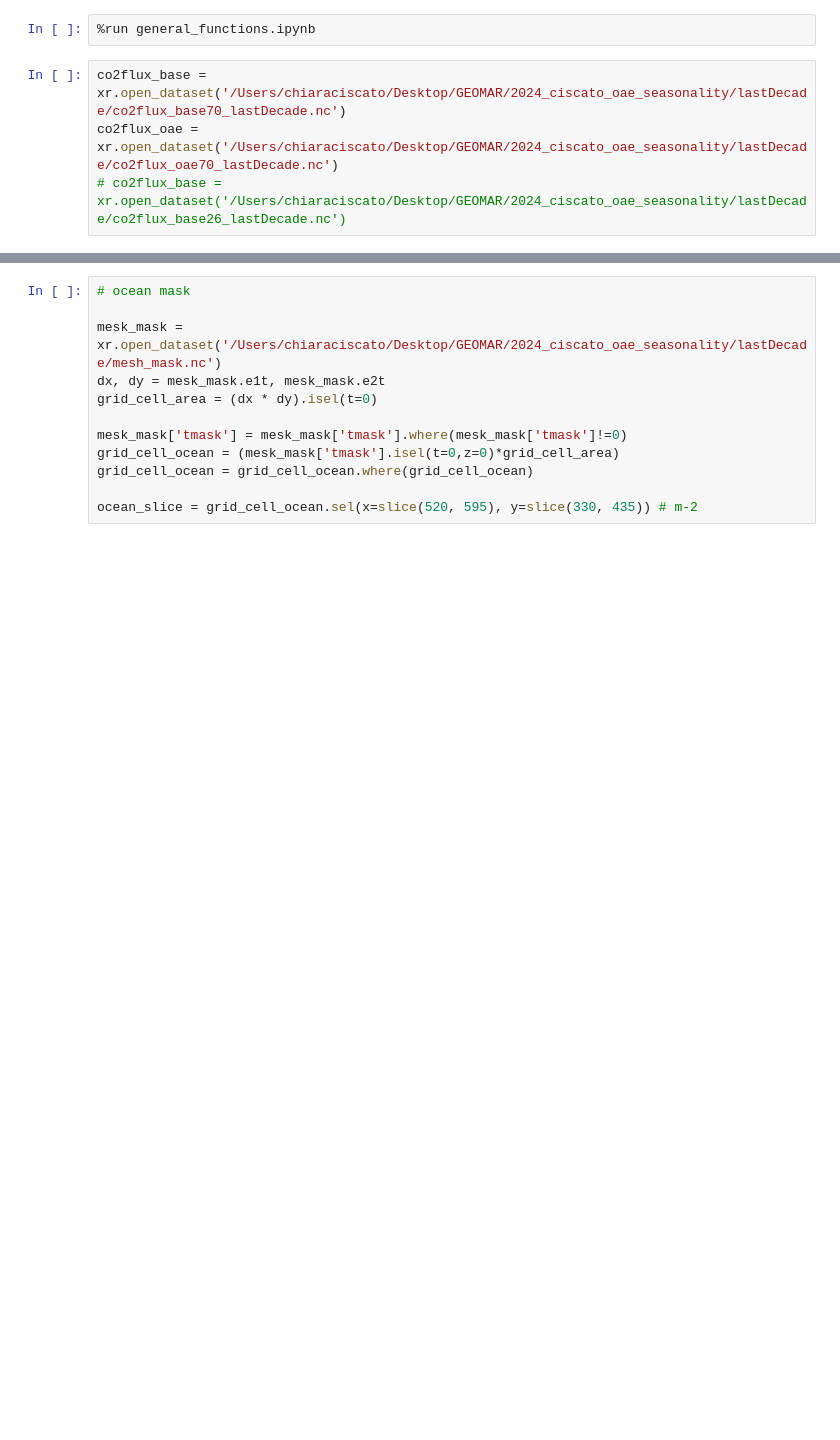
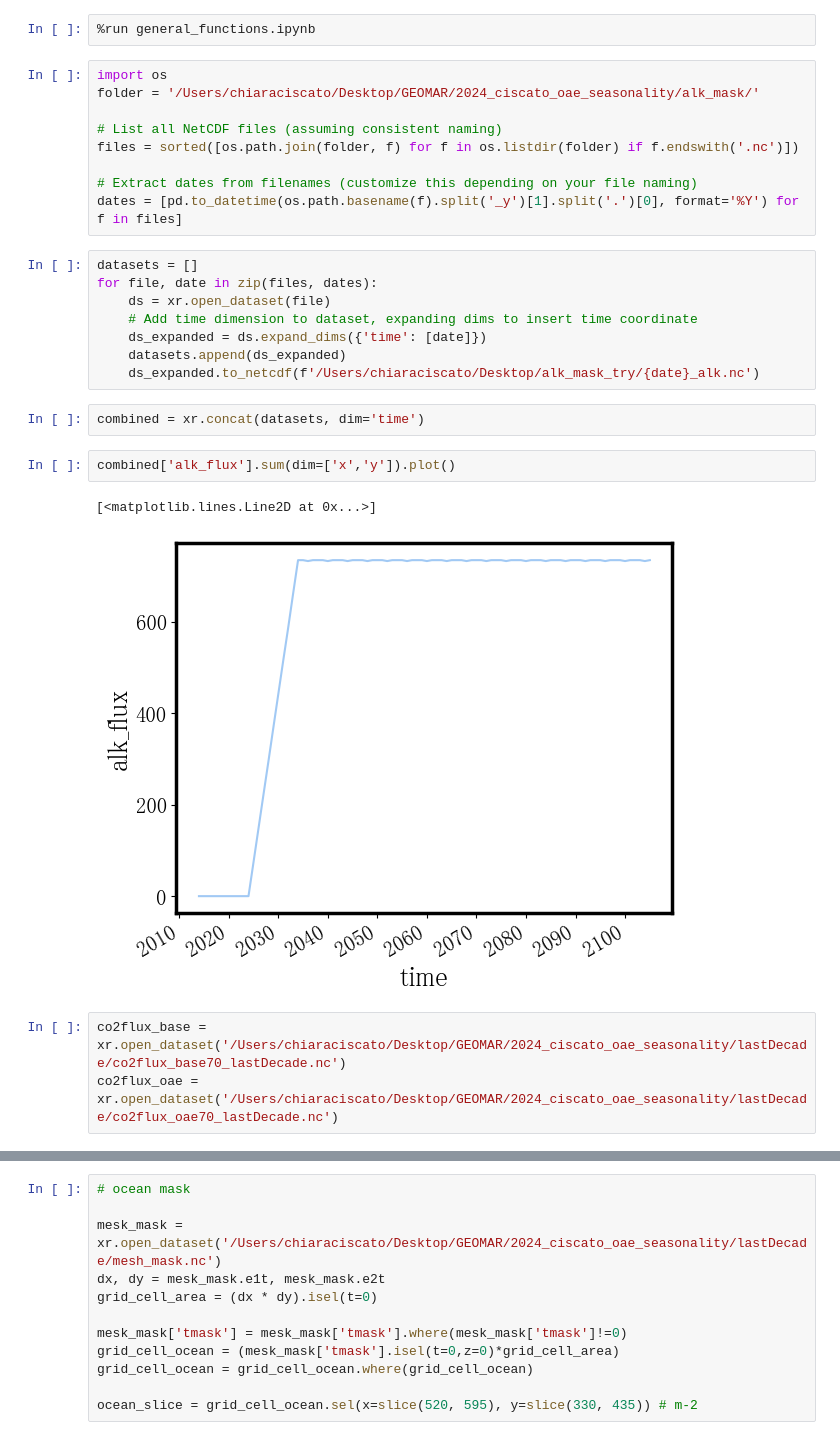
Before and after one commit to chiaraciscato/2026_ciscato_oae_seasonality, a Jupyter notebook: scripts/es_efficiency.ipynb, the cells around one changed output, grey strips where cells are left out. Saved outputs shown, nothing was run; the diff lists cells and outputs as text; blank space fills up the shorter version.

```diff
--- a/scripts/es_efficiency.ipynb
+++ b/scripts/es_efficiency.ipynb
@@ -1,6 +1,29 @@
 # %%
 %run general_functions.ipynb
+# %%
+import os
+folder = '/Users/chiaraciscato/Desktop/GEOMAR/2024_ciscato_oae_seasonality/alk_mask/'
+
+# List all NetCDF files (assuming consistent naming)
+files = sorted([os.path.join(folder, f) for f in os.listdir(folder) if f.endswith('.nc')])
+
+# Extract dates from filenames (customize this depending on your file naming)
+dates = [pd.to_datetime(os.path.basename(f).split('_y')[1].split('.')[0], format='%Y') for f in files]
+# %%
+datasets = []
+for file, date in zip(files, dates):
+    ds = xr.open_dataset(file)
+    # Add time dimension to dataset, expanding dims to insert time coordinate
+    ds_expanded = ds.expand_dims({'time': [date]})
+    datasets.append(ds_expanded)
+    ds_expanded.to_netcdf(f'/Users/chiaraciscato/Desktop/alk_mask_try/{date}_alk.nc')
+# %%
+combined = xr.concat(datasets, dim='time')
+# %%
+combined['alk_flux'].sum(dim=['x','y']).plot()
+# %% [output]
+[<matplotlib.lines.Line2D at 0x...>]
+[figure, added]
 # %%
 co2flux_base = xr.open_dataset('/Users/chiaraciscato/Desktop/GEOMAR/2024_ciscato_oae_seasonality/lastDecade/co2flux_base70_lastDecade.nc')
 co2flux_oae = xr.open_dataset('/Users/chiaraciscato/Desktop/GEOMAR/2024_ciscato_oae_seasonality/lastDecade/co2flux_oae70_lastDecade.nc')
-# co2flux_base = xr.open_dataset('/Users/chiaraciscato/Desktop/GEOMAR/2024_ciscato_oae_seasonality/lastDecade/co2flux_base26_lastDecade.nc')
```
Also changed, not shown: parts of 11 cells of this notebook, 1 other file.
